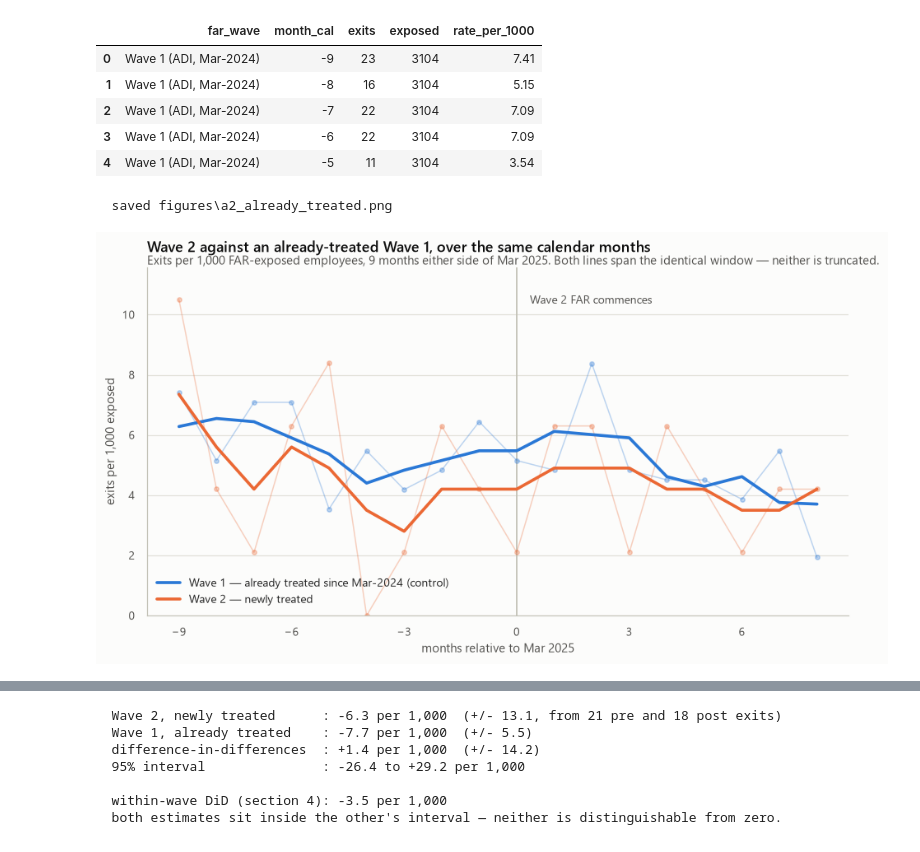
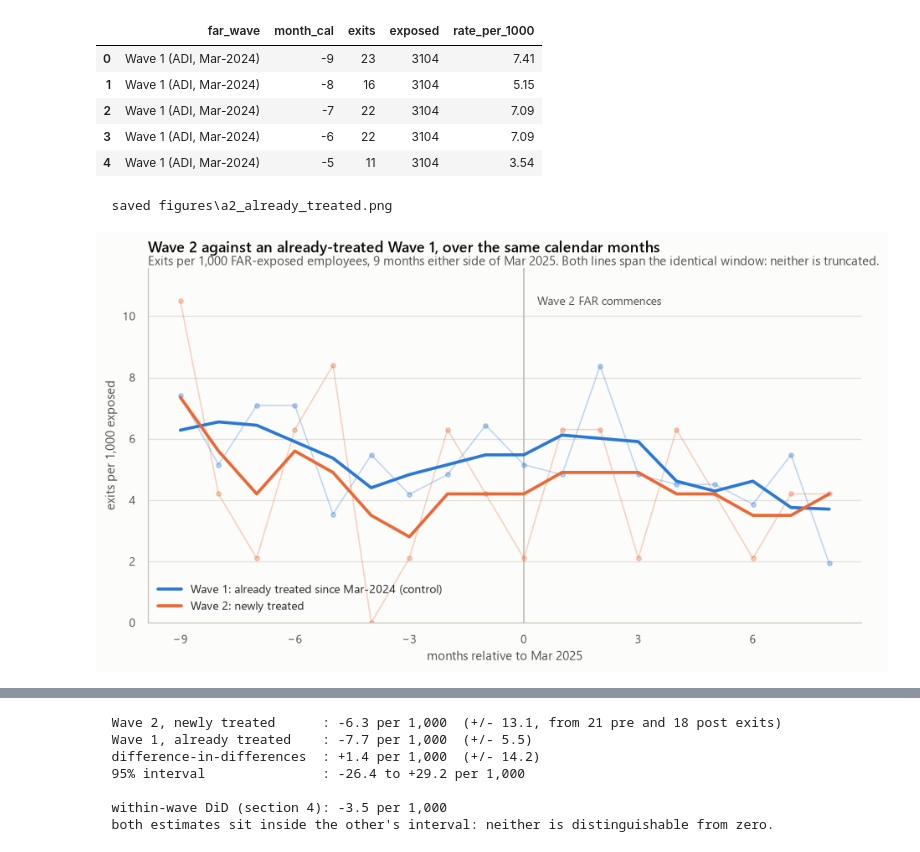
Before and after one commit to FellOffTheStairs/GitHappens_AccentureXUSYDDatathon, a Jupyter notebook: notebooks/04_angle2_far.ipynb, the cells around one changed output, grey strips where cells are left out. Drawn from its saved outputs; the diff is of its cells as text; code cells hidden in the pictures.

```diff
--- a/notebooks/04_angle2_far.ipynb
+++ b/notebooks/04_angle2_far.ipynb
@@ -283,9 +280,9 @@ for i, (group, colour) in enumerate([("All other roles", SERIES[0]),
                                      ("FAR-exposed roles", SERIES[1])]):
     sub = did[did["group"] == group].set_index("far_wave").loc[waves_present]
     ax.bar(x + (i - 0.5) * (2 * width + 0.03) - width / 2, sub["pre_per_1000"],
-           width, color=colour, alpha=0.45, label=f"{group} — before")
+           width, color=colour, alpha=0.45, label=f"{group}: before")
     ax.bar(x + (i - 0.5) * (2 * width + 0.03) + width / 2, sub["post_per_1000"],
-           width, color=colour, label=f"{group} — after")
+           width, color=colour, label=f"{group}: after")
 
 label_bars(ax, "{:,.0f}")
 ax.set_xticks(x, [w.replace(" (", "\n(") for w in waves_present])
@@ -447,41 +444,41 @@ cal_study.head()
 fig, ax = figure(
     "Wave 2 against an already-treated Wave 1, over the same calendar months",
     f"Exits per 1,000 FAR-exposed employees, {WINDOW} months either side of "
-    f"{EVENT:%b %Y}. Both lines span the identical window — neither is truncated.",
+    f"{EVENT:%b %Y}. Both lines span the identical window: neither is truncated.",
     figsize=(10, 5.0),
 )
 
 # Wave 1 keeps slot 1 and Wave 2 slot 2, the same assignment as section 3, so
 # a colour still means the same wave on every slide.
 palette = {wave: SERIES[i] for i, wave in enumerate(sorted(cal_study["far_wave"].unique()))}
 labels = {
-    "Wave 1 (ADI, Mar-2024)": "Wave 1 — already treated since Mar-2024 (control)",
-    "Wave 2 (Ins/Super, Mar-2025)": "Wave 2 — newly treated",
+    "Wave 1 (ADI, Mar-2024)": "Wave 1: already treated since Mar-2024 (control)",
+    "Wave 2 (Ins/Super, Mar-2025)": "Wave 2: newly treated",
 }
 
 for wave, colour in palette.items():
     sub = cal_study[cal_study["far_wave"] == wave].sort_values("month_cal")
     smooth = sub["rate_per_1000"].rolling(3, center=True, min_periods=2).mean()
     ax.plot(sub["month_cal"], sub["rate_per_1000"], color=colour,
             lw=1, alpha=0.30, marker="o", markersize=3.5, zorder=2)
     ax.plot(sub["month_cal"], smooth, color=colour, lw=2.4,
             label=labels.get(wave, wave), zorder=3)
 
 ax.axvline(0, color=INK["axis"], lw=1.2, zorder=1)
 
 top = ax.get_ylim()[1]
 ax.annotate("Wave 2 FAR commences", xy=(0.35, top * 0.94), fontsize=9,
             color=INK["secondary"])
 
 ax.set(xlabel=f"months relative to {EVENT:%b %Y}",
        ylabel="exits per 1,000 exposed", ylim=(0, top * 1.05))
 ax.set_xticks(range(-WINDOW, WINDOW, 3))
 ax.legend(loc="lower left")
 save_fig(fig, "a2_already_treated")
 plt.show()
 # %% [output]
   saved figures\a2_already_treated.png
-[figure, old version]
+[figure, new version]
 # %%
 rows = []
 for wave, sub in cal_study.groupby("far_wave", observed=True):
@@ -529,7 +526,7 @@ print(f"  difference-in-differences  : {did_cal:+.1f} per 1,000  (+/- {se_cal:.1
 print(f"  95% interval               : {did_cal - 1.96 * se_cal:+.1f} to "
       f"{did_cal + 1.96 * se_cal:+.1f} per 1,000")
 print(f"\n  within-wave DiD (section 4): {within:+.1f} per 1,000")
-print(f"  both estimates sit inside the other's interval — neither is "
+print(f"  both estimates sit inside the other's interval: neither is "
       f"distinguishable from zero.")
 # %% [output]
   Wave 2, newly treated      : -6.3 per 1,000  (+/- 13.1, from 21 pre and 18 post exits)
@@ -538,7 +535,7 @@ print(f"  both estimates sit inside the other's interval — neither is "
   95% interval               : -26.4 to +29.2 per 1,000
 
   within-wave DiD (section 4): -3.5 per 1,000
-  both estimates sit inside the other's interval — neither is distinguishable from zero.
+  both estimates sit inside the other's interval: neither is distinguishable from zero.
 # %% [markdown]
 ### What the identified design says
 
```
Also changed, not shown: parts of 21 cells of this notebook, 16 other files.
